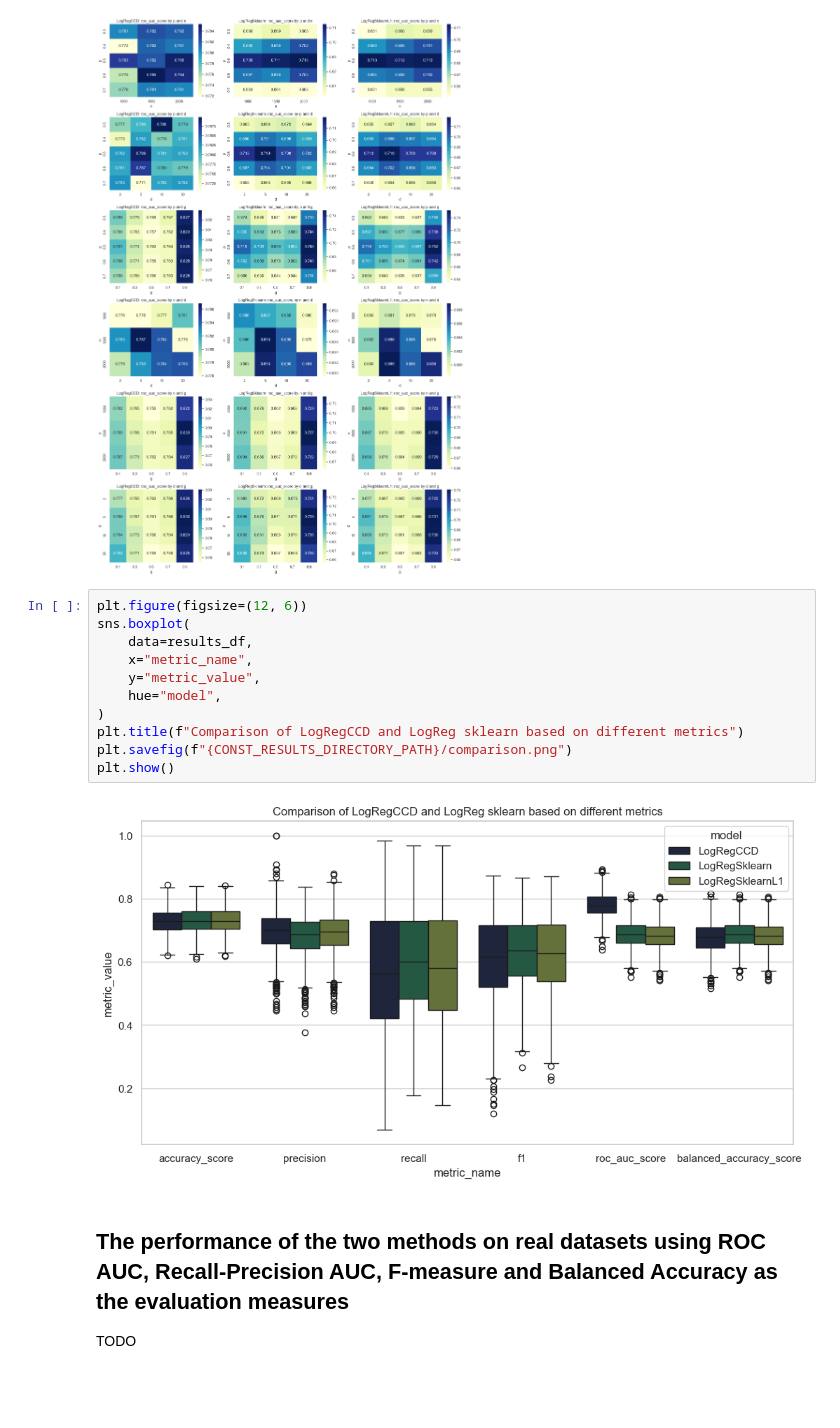
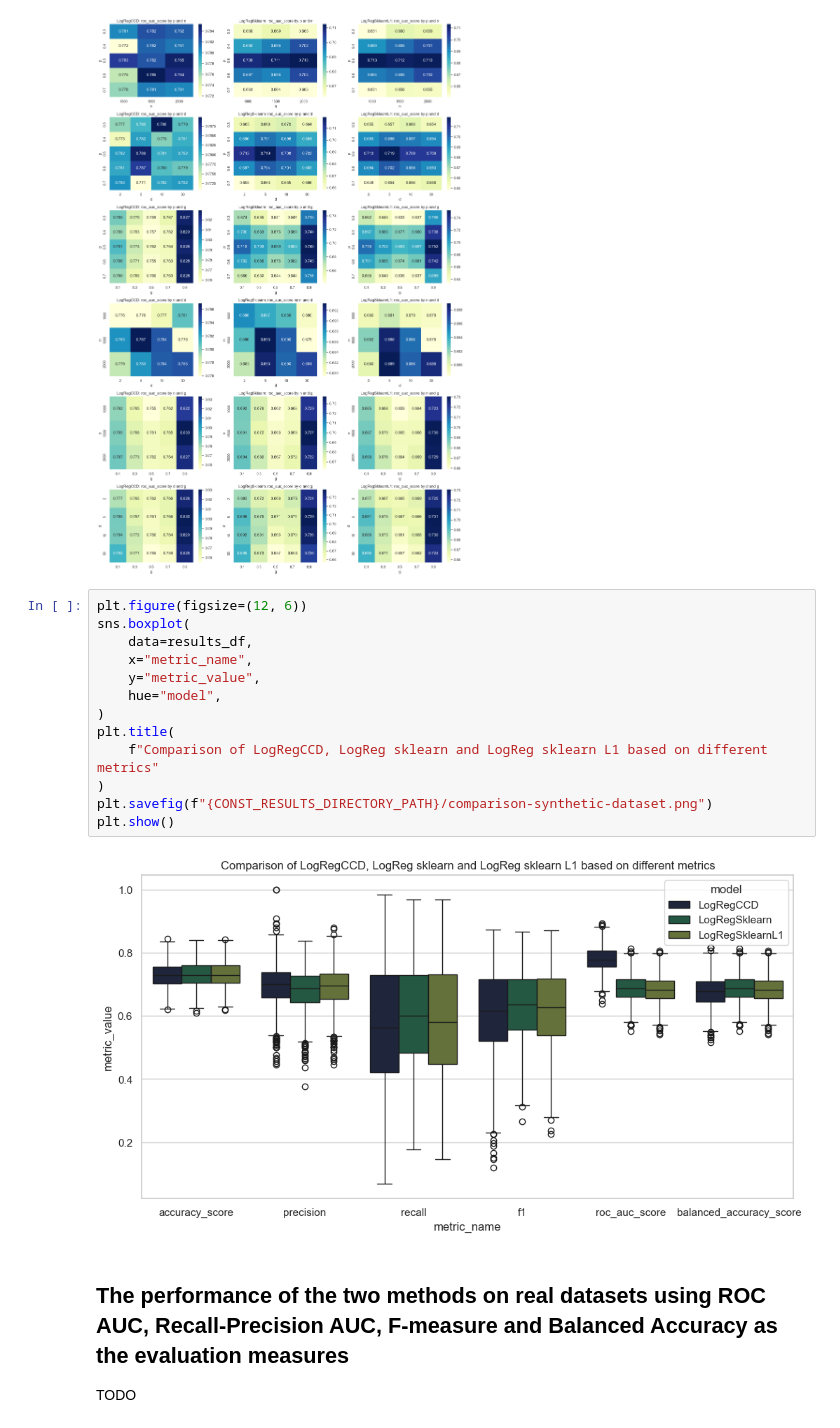
Before and after one commit to PrusWielki/ccg-logistic-regression, a Jupyter notebook: solution.ipynb, the cells around one changed output. Saved outputs shown, nothing was run; the diff lists cells and outputs as text; blank space fills up the shorter version.

Commit message:
rename plots

```diff
--- a/solution.ipynb
+++ b/solution.ipynb
@@ -1060,16 +1060,18 @@ plt.show()
 # %%
 plt.figure(figsize=(12, 6))
 sns.boxplot(
     data=results_df,
     x="metric_name",
     y="metric_value",
     hue="model",
 )
-plt.title(f"Comparison of LogRegCCD and LogReg sklearn based on different metrics")
-plt.savefig(f"{CONST_RESULTS_DIRECTORY_PATH}/comparison.png")
+plt.title(
+    f"Comparison of LogRegCCD, LogReg sklearn and LogReg sklearn L1 based on different metrics"
+)
+plt.savefig(f"{CONST_RESULTS_DIRECTORY_PATH}/comparison-synthetic-dataset.png")
 plt.show()
 # %% [output]
-[figure, old version]
+[figure, new version]
 # %% [markdown]
 ## The performance of the two methods on real datasets using ROC AUC, Recall-Precision AUC, F-measure and Balanced Accuracy as the evaluation measures
 
```
Also changed, not shown: parts of 5 cells of this notebook, 6 other files.
